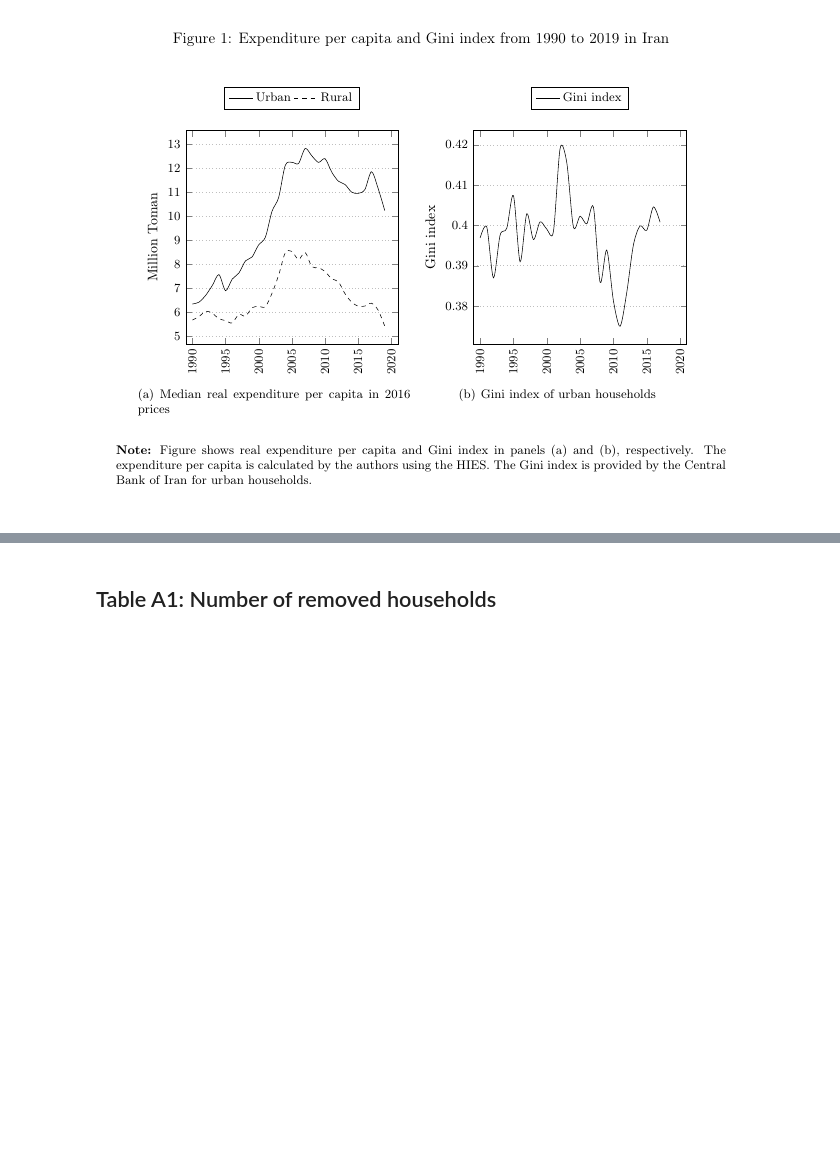
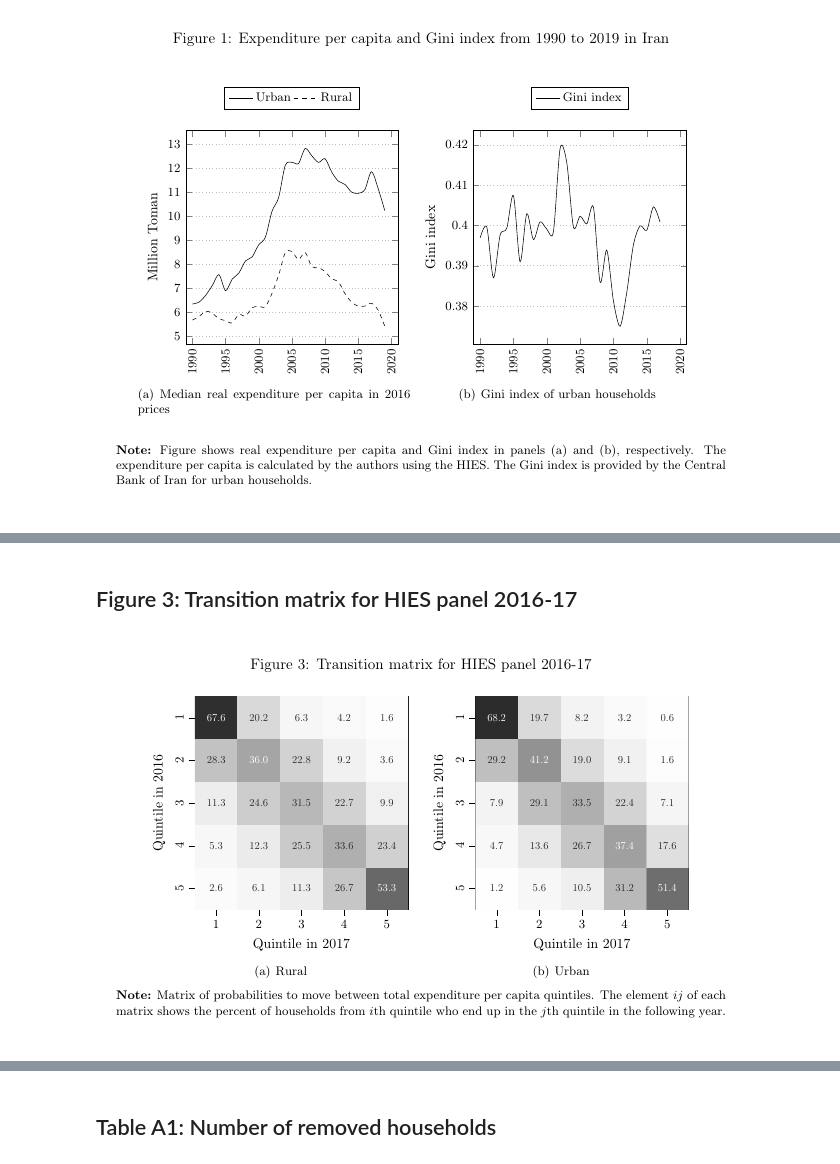
Before and after one commit to Iran-Open-Data/HBSIR_OLD, a Jupyter notebook: knowladge_base/amanzadeh_naser/amanzadeh_heydari_2023/main_article.ipynb, the cells around one changed output, grey strips where cells are left out. Drawn from its saved outputs; the diff is of its cells as text; code cells hidden in the pictures; blank space fills up the shorter version.

```diff
--- a/knowladge_base/amanzadeh_naser/amanzadeh_heydari_2023/main_article.ipynb
+++ b/knowladge_base/amanzadeh_naser/amanzadeh_heydari_2023/main_article.ipynb
@@ -287,0 +315,6 @@ report_pages[18].crop((100, 300, 750, 800))
+# %% [markdown]
+## Figure 3: Transition matrix for HIES panel 2016-17
+# %%
+report_pages[20].crop((100, 340, 750, 750))
+# %% [output]
+[figure, added]
```
Also changed, not shown: parts of 27 cells of this notebook.
